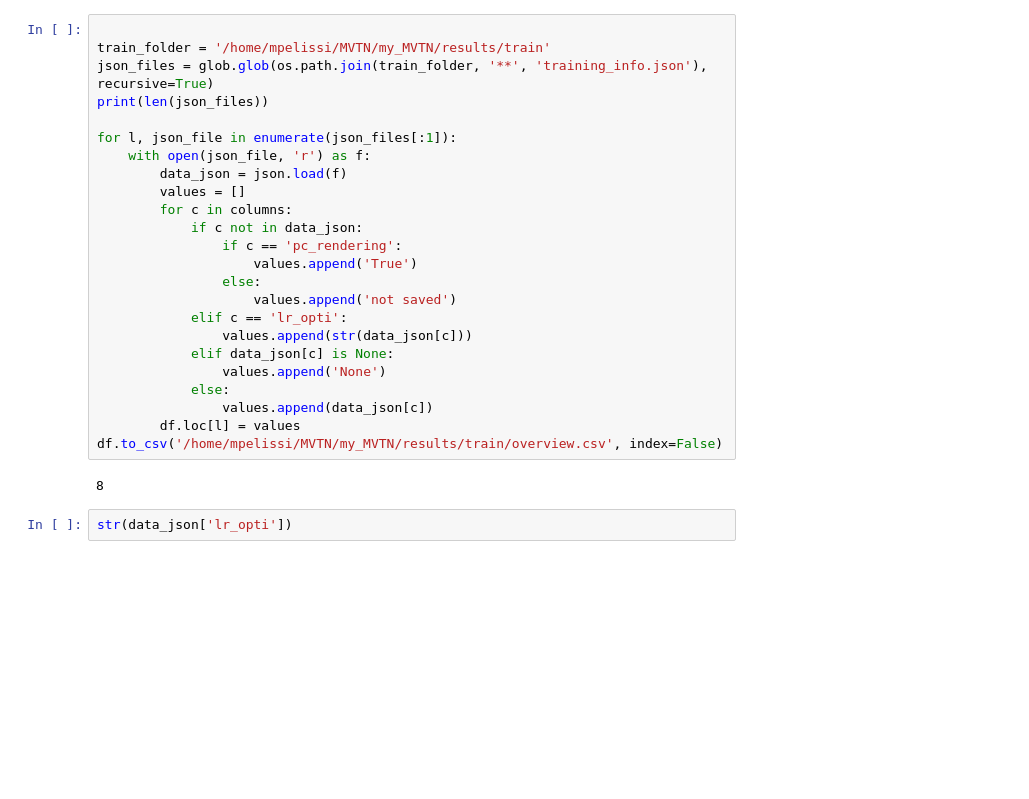
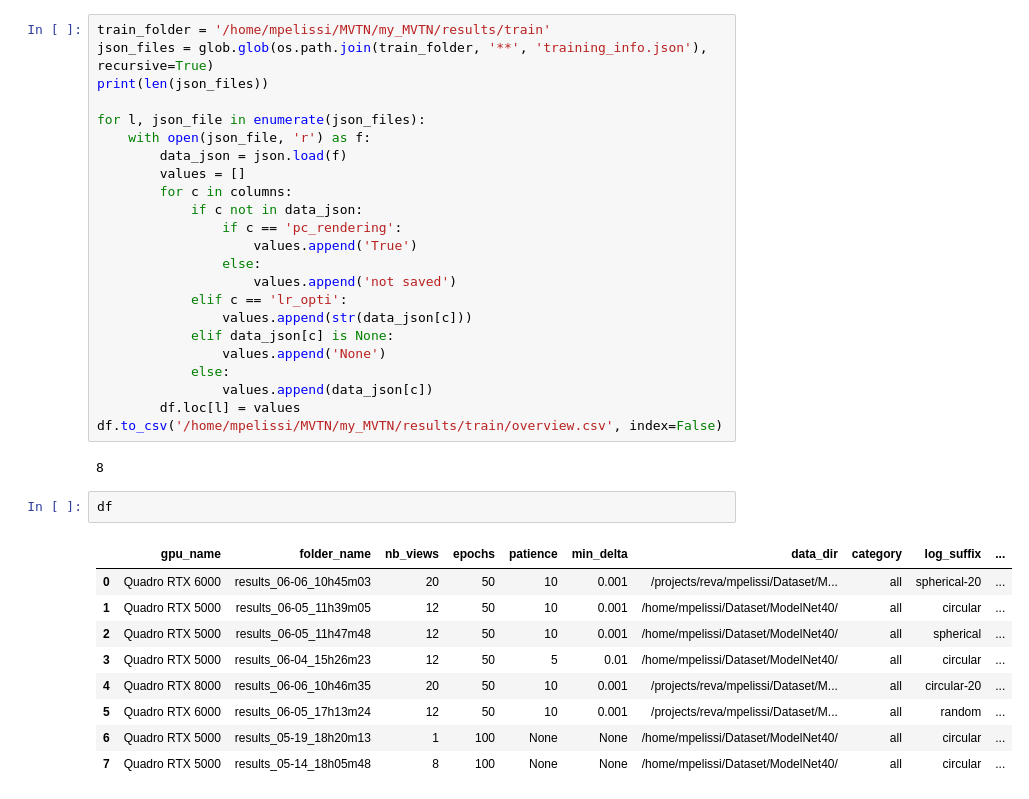
Before and after one commit to PelissierCombescure/my_MVTN, a Jupyter notebook: tmp.ipynb, the cells around one changed output. Drawn from its saved outputs; the diff is of its cells as text; blank space fills up the shorter version.

```diff
--- a/tmp.ipynb
+++ b/tmp.ipynb
@@ -20,12 +20,11 @@ df
 # %% [output]
 |  | gpu_name | folder_name | nb_views | epochs | patience | min_delta | data_dir | category | log_suffix | ... |
 # %%
-
 train_folder = '/home/mpelissi/MVTN/my_MVTN/results/train'
 json_files = glob.glob(os.path.join(train_folder, '**', 'training_info.json'), recursive=True)
 print(len(json_files))
 
-for l, json_file in enumerate(json_files[:1]):
+for l, json_file in enumerate(json_files):
     with open(json_file, 'r') as f:
         data_json = json.load(f)
         values = []
@@ -45,7 +44,17 @@ for l, json_file in enumerate(json_files[:1]):
 df.to_csv('/home/mpelissi/MVTN/my_MVTN/results/train/overview.csv', index=False)
 # %% [output]
 8
-# %%
-str(data_json['lr_opti'])
+# %%
+df
+# %% [output]
+|  | gpu_name | folder_name | nb_views | epochs | patience | min_delta | data_dir | category | log_suffix | ... |
+| 0 | Quadro RTX 6000 | results_06-06_10h45m03 | 20 | 50 | 10 | 0.001 | /projects/reva/mpelissi/Dataset/M... | all | spherical-20 | ... |
+| 1 | Quadro RTX 5000 | results_06-05_11h39m05 | 12 | 50 | 10 | 0.001 | /home/mpelissi/Dataset/ModelNet40/ | all | circular | ... |
+| 2 | Quadro RTX 5000 | results_06-05_11h47m48 | 12 | 50 | 10 | 0.001 | /home/mpelissi/Dataset/ModelNet40/ | all | spherical | ... |
+| 3 | Quadro RTX 5000 | results_06-04_15h26m23 | 12 | 50 | 5 | 0.01 | /home/mpelissi/Dataset/ModelNet40/ | all | circular | ... |
+| 4 | Quadro RTX 8000 | results_06-06_10h46m35 | 20 | 50 | 10 | 0.001 | /projects/reva/mpelissi/Dataset/M... | all | circular-20 | ... |
+| 5 | Quadro RTX 6000 | results_06-05_17h13m24 | 12 | 50 | 10 | 0.001 | /projects/reva/mpelissi/Dataset/M... | all | random | ... |
+| 6 | Quadro RTX 5000 | results_05-19_18h20m13 | 1 | 100 | None | None | /home/mpelissi/Dataset/ModelNet40/ | all | circular | ... |
+| 7 | Quadro RTX 5000 | results_05-14_18h05m48 | 8 | 100 | None | None | /home/mpelissi/Dataset/ModelNet40/ | all | circular | ... |
 # %%
 values
```
Also changed, not shown: parts of 1 cell of this notebook, 8 other files.
